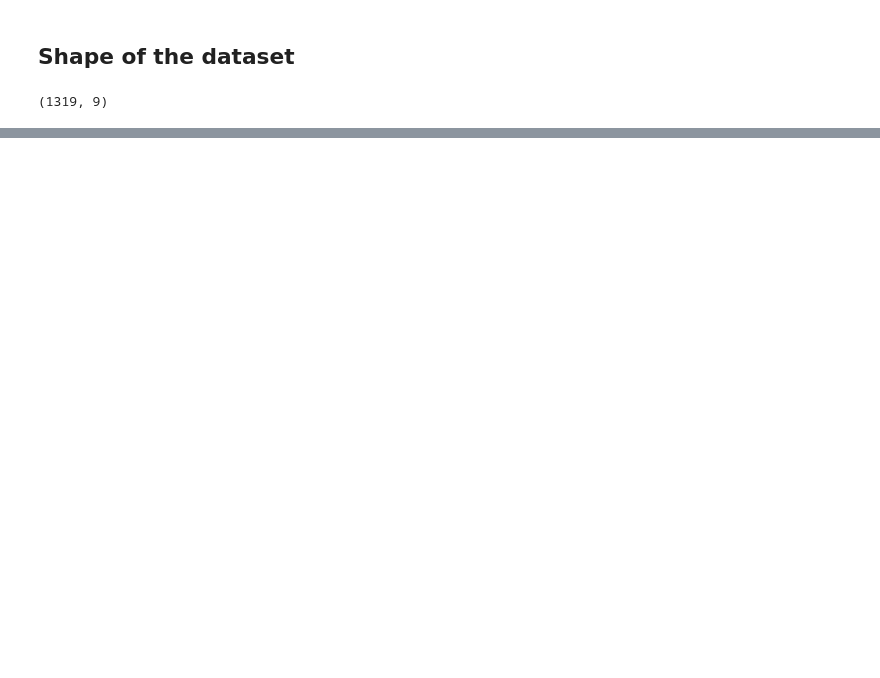
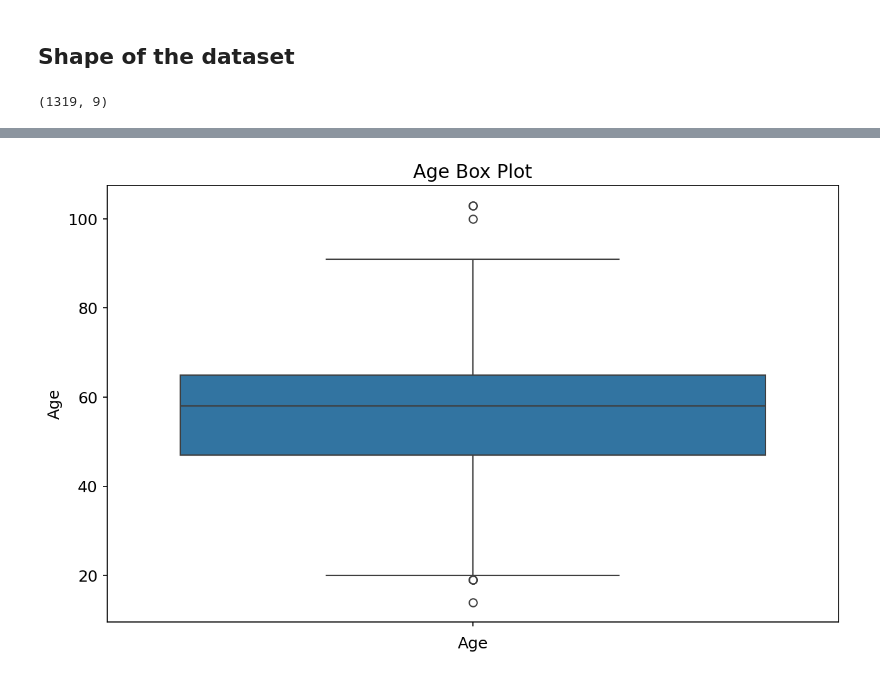
Before and after one commit to Jawad-Muzafar/EDA, a Jupyter notebook: Heart attack dataset/eda.ipynb, the cells around one changed output, grey strips where cells are left out. Saved outputs shown, nothing was run; the diff lists cells and outputs as text; code cells hidden in the pictures; blank space fills up the shorter version.

```diff
--- a/Heart attack dataset/eda.ipynb
+++ b/Heart attack dataset/eda.ipynb
@@ -32,0 +166,7 @@ df.shape
+# %%
+sns.boxplot(y=df['Age'])
+plt.title('Age Box Plot')
+plt.xlabel('Age')
+plt.show()
+# %% [output]
+[figure, added]
```
Also changed, not shown: parts of 36 cells of this notebook.
